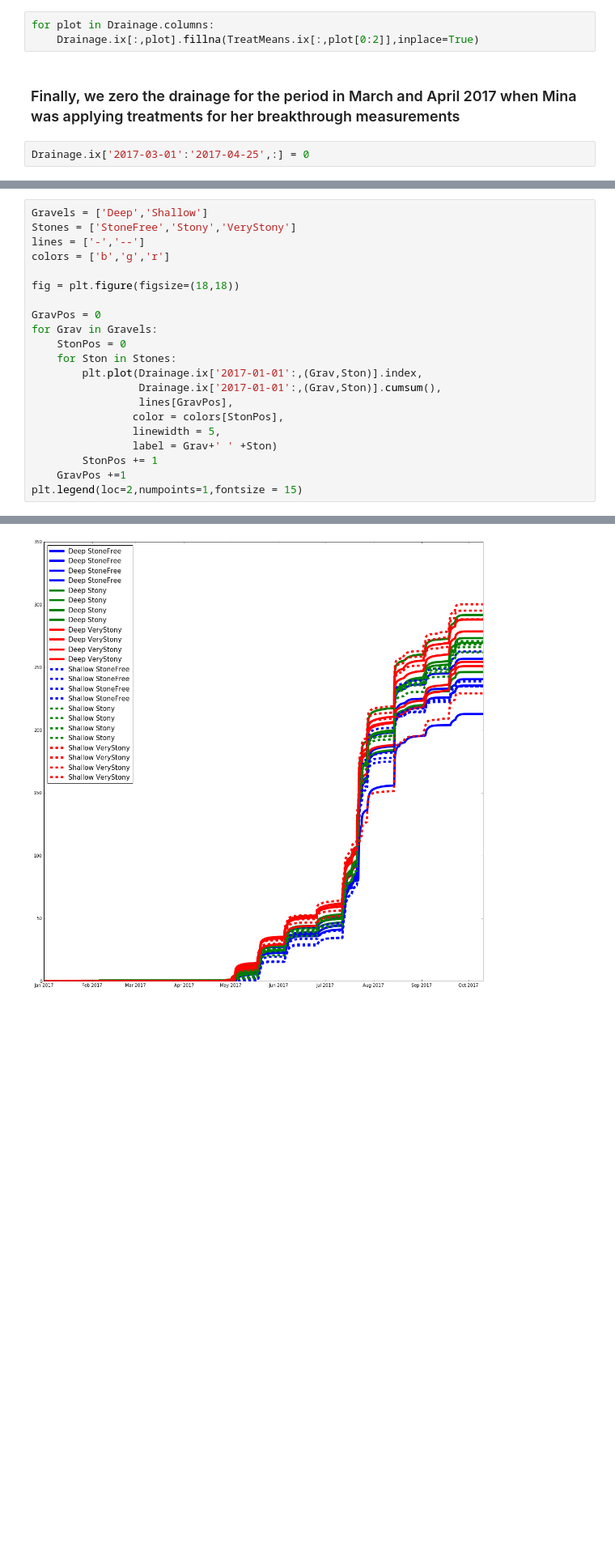
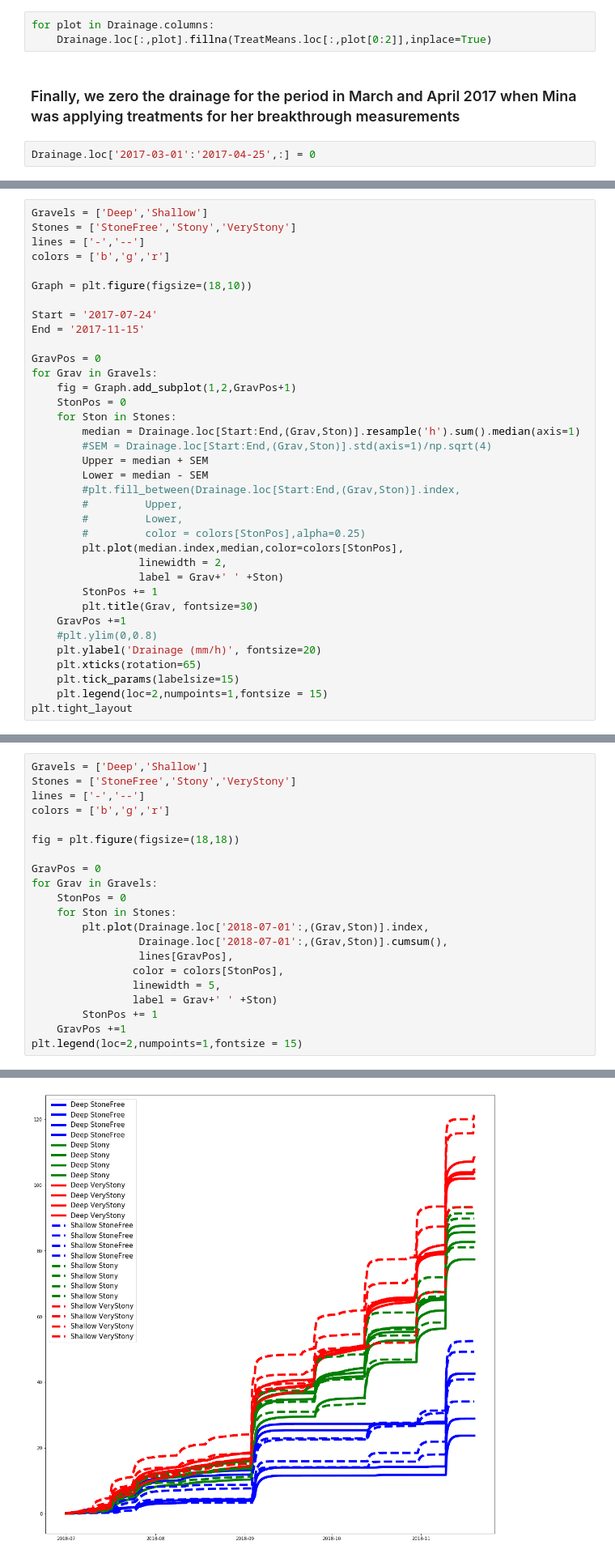
Before and after one commit to HamishBrownPFR/StonySoilLysimeters, a Jupyter notebook: Drainage Analysis.ipynb, the cells around one changed output, grey strips where cells are left out. Shown at 81% size. Cells and saved outputs as stored; diff of their text form; blank space fills up the shorter version.

```diff
--- a/Drainage Analysis.ipynb
+++ b/Drainage Analysis.ipynb
@@ -222,11 +224,11 @@ TreatMeans = Drainage.groupby(level=['Gravels','Stones'],axis=1).mean()
 ### Then we replace the Na values with treatment means
 # %%
 for plot in Drainage.columns:
-    Drainage.ix[:,plot].fillna(TreatMeans.ix[:,plot[0:2]],inplace=True)
+    Drainage.loc[:,plot].fillna(TreatMeans.loc[:,plot[0:2]],inplace=True)
 # %% [markdown]
 ### Finally, we zero the drainage for the period in March and April 2017 when Mina was applying treatments for her breakthrough measurements
 # %%
-Drainage.ix['2017-03-01':'2017-04-25',:] = 0
+Drainage.loc['2017-03-01':'2017-04-25',:] = 0
 # %%
 Gravels = ['Deep','Shallow']
 Stones = ['StoneFree','Stony','VeryStony']
@@ -267,0 +271,36 @@ plt.tight_layout
+# %%
+Gravels = ['Deep','Shallow']
+Stones = ['StoneFree','Stony','VeryStony']
+lines = ['-','--']
+colors = ['b','g','r']
+
+Graph = plt.figure(figsize=(18,10))
+
+Start = '2017-07-24'
+End = '2017-11-15'
+
+GravPos = 0
+for Grav in Gravels:
+    fig = Graph.add_subplot(1,2,GravPos+1)
+    StonPos = 0
+    for Ston in Stones:
+        median = Drainage.loc[Start:End,(Grav,Ston)].resample('h').sum().median(axis=1)
+        #SEM = Drainage.loc[Start:End,(Grav,Ston)].std(axis=1)/np.sqrt(4)
+        Upper = median + SEM
+        Lower = median - SEM
+        #plt.fill_between(Drainage.loc[Start:End,(Grav,Ston)].index,
+        #         Upper,
+        #         Lower,
+        #         color = colors[StonPos],alpha=0.25)
+        plt.plot(median.index,median,color=colors[StonPos],
+                 linewidth = 2,
+                 label = Grav+' ' +Ston)
+        StonPos += 1
+        plt.title(Grav, fontsize=30)
+    GravPos +=1
+    #plt.ylim(0,0.8)
+    plt.ylabel('Drainage (mm/h)', fontsize=20)
+    plt.xticks(rotation=65)
+    plt.tick_params(labelsize=15)
+    plt.legend(loc=2,numpoints=1,fontsize = 15)
+plt.tight_layout
@@ -268,26 +319,26 @@ plt.tight_layout
 # %%
 Gravels = ['Deep','Shallow']
 Stones = ['StoneFree','Stony','VeryStony']
 lines = ['-','--']
 colors = ['b','g','r']
 
 fig = plt.figure(figsize=(18,18))
 
 GravPos = 0
 for Grav in Gravels:
     StonPos = 0
     for Ston in Stones:
-        plt.plot(Drainage.ix['2017-01-01':,(Grav,Ston)].index,
-                 Drainage.ix['2017-01-01':,(Grav,Ston)].cumsum(),
+        plt.plot(Drainage.loc['2018-07-01':,(Grav,Ston)].index,
+                 Drainage.loc['2018-07-01':,(Grav,Ston)].cumsum(),
                  lines[GravPos],
                 color = colors[StonPos],
                 linewidth = 5,
                 label = Grav+' ' +Ston)
         StonPos += 1
     GravPos +=1
 plt.legend(loc=2,numpoints=1,fontsize = 15)
 # %% [output]
 <matplotlib.legend.Legend at 0x...>
-[figure, old version]
+[figure, new version]
 # %%
 DailyDrainage.to_pickle('.\Dataframes\Drainage')
```
Also changed, not shown: parts of 18 cells of this notebook, 6 other files.
